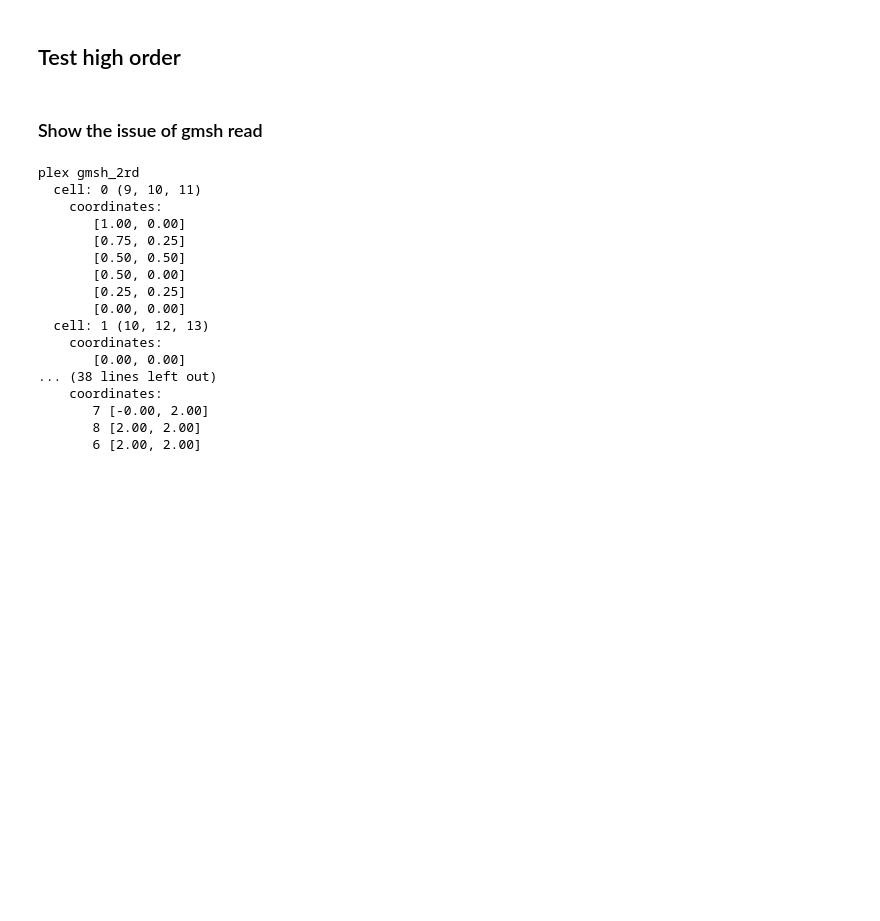
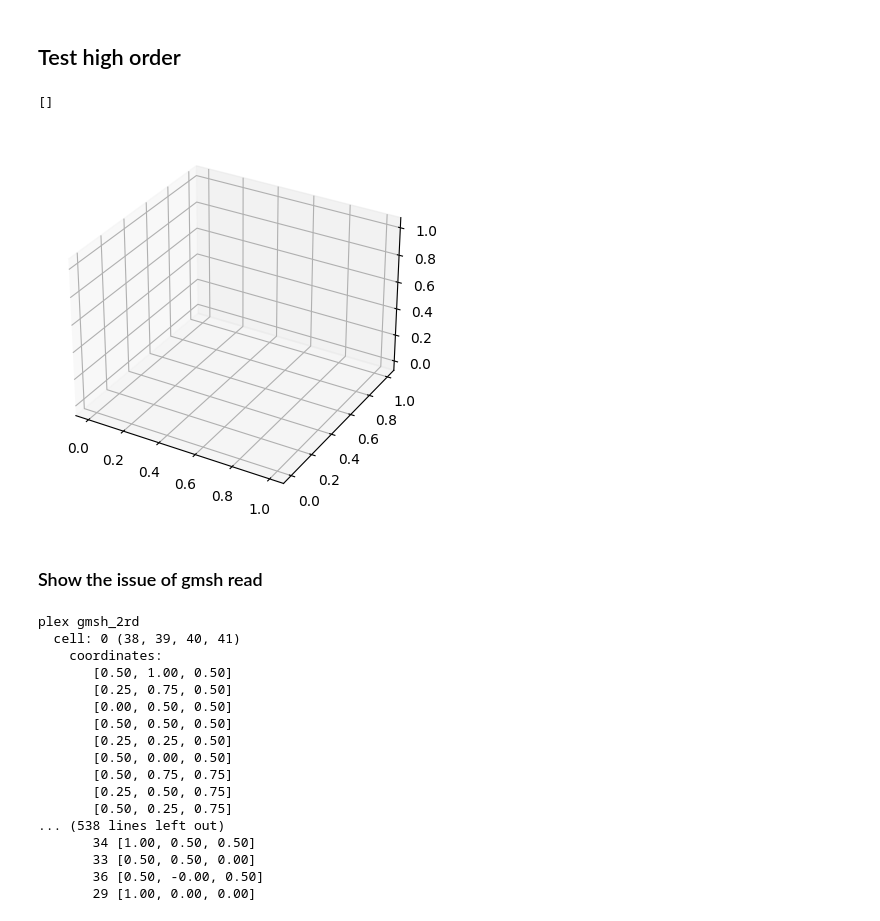
Before and after one commit to lrtfm/notes-for-firedrake, a Jupyter notebook: 03_gmsh.ipynb, the cells around one changed output. Saved outputs shown, nothing was run; the diff lists cells and outputs as text; code cells hidden in the pictures; blank space fills up the shorter version.

Commit message:
Drop before merge: try load high order mesh

```diff
--- a/03_gmsh.ipynb
+++ b/03_gmsh.ipynb
@@ -478,6 +478,23 @@ def make_mesh_from_mesh_topology(topology, name):
     return mesh
 
 fd.mesh.make_mesh_from_mesh_topology = make_mesh_from_mesh_topology
+# %%
+project_parameter = {
+    "dm_plex_gmsh_project": True,
+    "dm_plex_gmsh_project_": {
+        # "fe_view": "ascii",
+        "petscdualspace_lagrange_continuity": True,
+    }
+}
+
+om = OptionsManager(project_parameter, options_prefix="")
+with om.inserted_options():
+    mesh = Mesh('gmsh/cube_2rd.msh')
+# %%
+triplot(mesh)
+# %% [output]
+[]
+[figure, added]
 # %% [markdown]
 ### Show the issue of gmsh read
 # %%
@@ -496,9 +513,9 @@ def show_plex_coordinates_continue(plex):
         print("  cell:", i, tuple(fs))
         cl, o = plex.getTransitiveClosure(i)
         print("    coordinates:")
-        for k, p in enumerate(cl[4:]):
+        for k, p in enumerate(cl[6:]):
             offset = dm_sec.getOffset(p)
-            print("      ", p, "[%.2f, %.2f]"%tuple(dm_coords[offset//dim, :]))
+            print("      ", p, "[%.2f, %.2f, %.2f]"%tuple(dm_coords[offset//dim, :]))
 
 def show_plex_coordinates(plex):
     dim = plex.getCoordinateDim()
@@ -516,9 +533,9 @@ def show_plex_coordinates(plex):
         print("    coordinates:")
         coords = dm_coords[offset:offset+dof].reshape([-1, dim])
         for k in coords:
-            print("      ", "[%.2f, %.2f]"%tuple(k))
+            print("      ", "[%.2f, %.2f, %.2f]"%tuple(k))
 
-plex = PETSc.DMPlex().createFromFile('gmsh/rectangle_2rd.msh', 'gmsh_2rd')
+plex = PETSc.DMPlex().createFromFile('gmsh/cube_2rd.msh', 'gmsh_2rd')
 show_plex_coordinates(plex)
 
 project_parameter = {
@@ -531,23 +548,23 @@ project_parameter = {
 
 om = OptionsManager(project_parameter, options_prefix="")
 with om.inserted_options():
-    plex_proj = PETSc.DMPlex().createFromFile('gmsh/rectangle_2rd.msh', 'gmsh_2rd_with_projection')
+    plex_proj = PETSc.DMPlex().createFromFile('gmsh/cube_2rd.msh', 'gmsh_2rd_with_projection')
 show_plex_coordinates_continue(plex_proj)
 # %% [output]
 plex gmsh_2rd
-  cell: 0 (9, 10, 11)
+  cell: 0 (38, 39, 40, 41)
     coordinates:
-       [1.00, 0.00]
-       [0.75, 0.25]
-       [0.50, 0.50]
-       [0.50, 0.00]
-       [0.25, 0.25]
-       [0.00, 0.00]
-  cell: 1 (10, 12, 13)
-    coordinates:
-       [0.00, 0.00]
-... (38 lines left out)
-    coordinates:
-       7 [-0.00, 2.00]
-       8 [2.00, 2.00]
-       6 [2.00, 2.00]
+       [0.50, 1.00, 0.50]
+       [0.25, 0.75, 0.50]
+       [0.00, 0.50, 0.50]
+       [0.50, 0.50, 0.50]
+       [0.25, 0.25, 0.50]
+       [0.50, 0.00, 0.50]
+       [0.50, 0.75, 0.75]
+       [0.25, 0.50, 0.75]
+       [0.50, 0.25, 0.75]
+... (538 lines left out)
+       34 [1.00, 0.50, 0.50]
+       33 [0.50, 0.50, 0.00]
+       36 [0.50, -0.00, 0.50]
+       29 [1.00, 0.00, 0.00]
```
Also changed, not shown: parts of 1 cell of this notebook, 1 other file.
